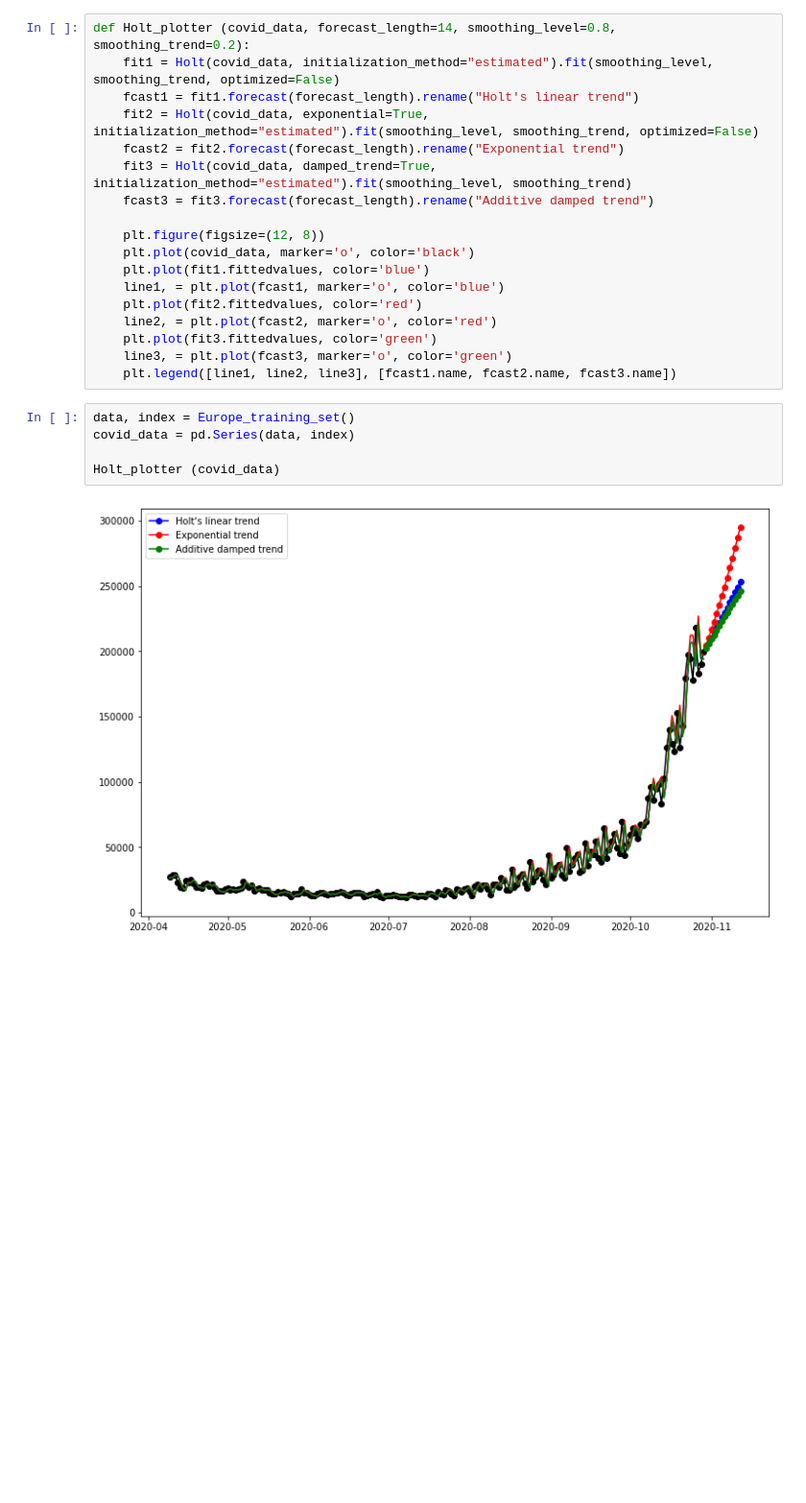
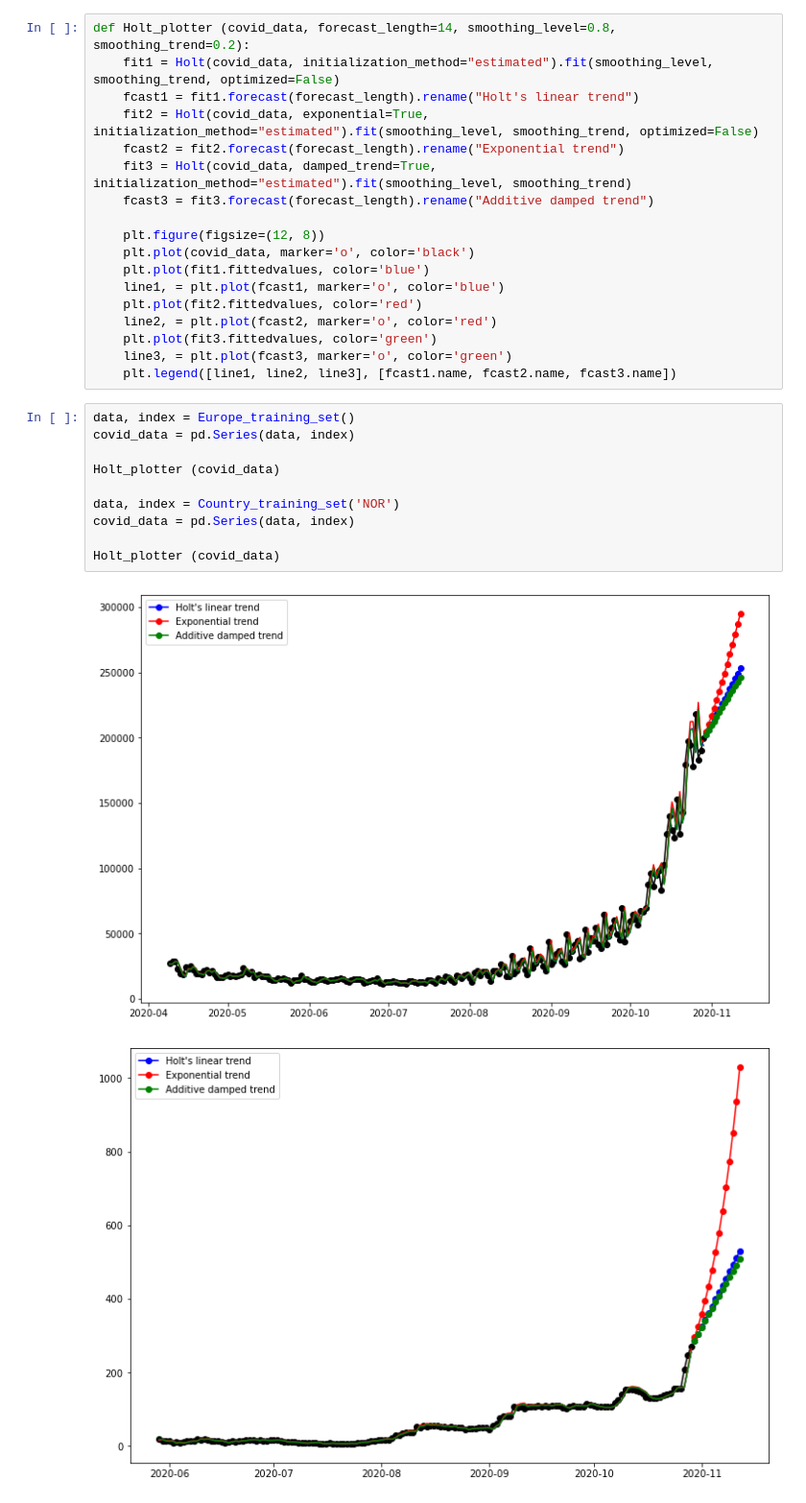
Before and after one commit to ostormer/covid_ml, a Jupyter notebook: Exponential Smoothing.ipynb, the cells around one changed output. Shown at 96% size. Saved outputs shown, nothing was run; the diff lists cells and outputs as text; blank space fills up the shorter version.

```diff
--- a/Exponential Smoothing.ipynb
+++ b/Exponential Smoothing.ipynb
@@ -93,8 +158,14 @@ def Holt_plotter (covid_data, forecast_length=14, smoothing_level=0.8, smoothing
 # %%
 data, index = Europe_training_set()
 covid_data = pd.Series(data, index)
 
 Holt_plotter (covid_data)
+
+data, index = Country_training_set('NOR')
+covid_data = pd.Series(data, index)
+
+Holt_plotter (covid_data)
 # %% [output]
 [figure]
+[figure, added]
 # %%
```
Also changed, not shown: parts of 9 cells of this notebook, 37 other files.
